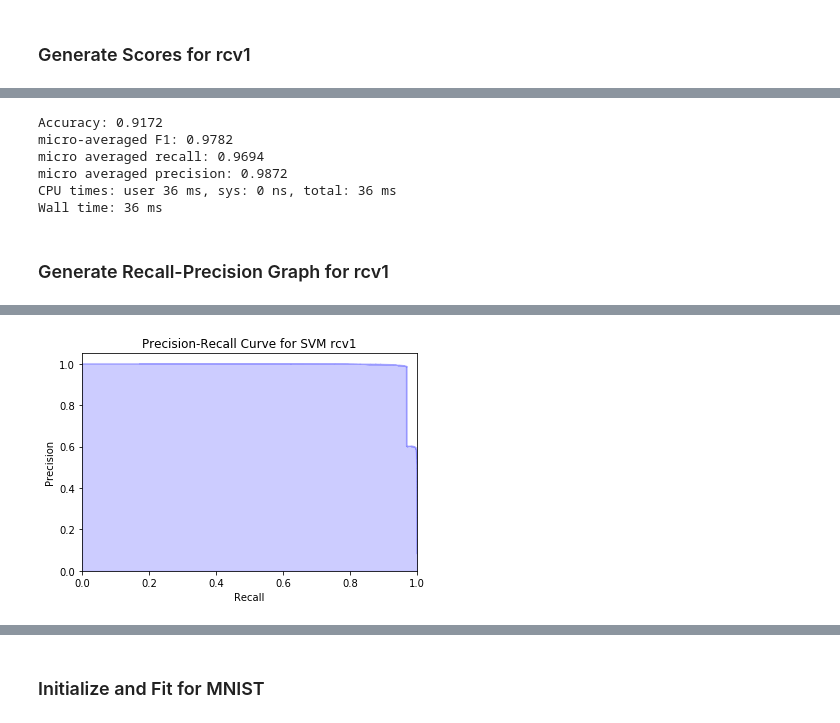
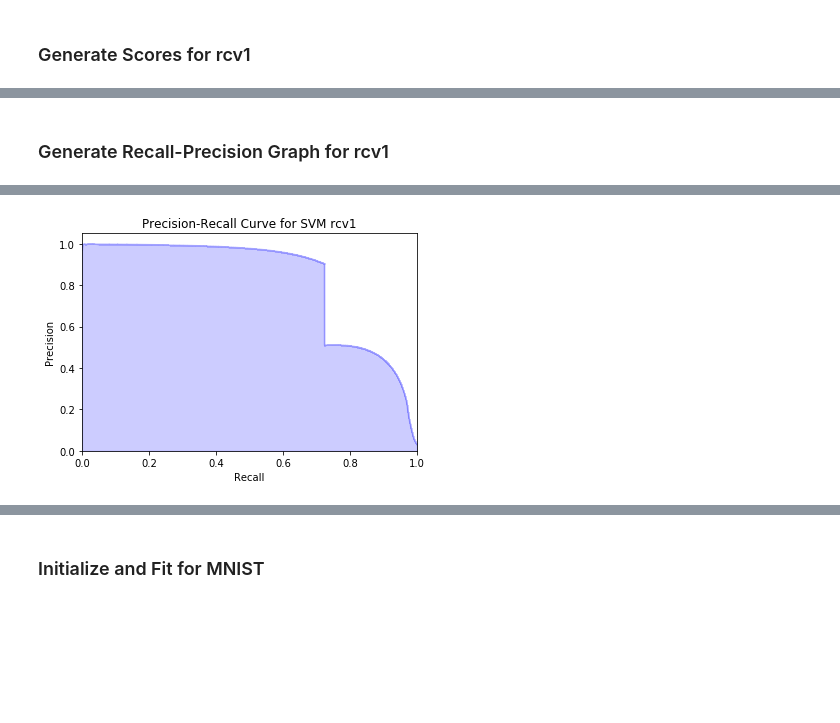
Before and after one commit to ZacCat/Machine-Learning-Notebooks, a Jupyter notebook: classification.ipynb, the cells around one changed output, grey strips where cells are left out. Cells and saved outputs as stored; diff of their text form; code cells hidden in the pictures; blank space fills up the shorter version.

```diff
--- a/classification.ipynb
+++ b/classification.ipynb
@@ -149,6 +108,5 @@ Wall time: 5min 48s
 # %%
-%%time
 from sklearn.datasets import fetch_rcv1
 
-rcv1_train, rcv1_test = (fetch_rcv1(subset='train'), fetch_rcv1(subset='train'))
+%time rcv1_train, rcv1_test = (fetch_rcv1(subset='train'), fetch_rcv1(subset='test'))
 # %% [output]
@@ -844,11 +724,10 @@ Support Vector Machines do not scale well to large datasets because of this addi
 # %% [markdown]
 ### Initialize and Fit for rcv1 <a id='svm_rcv1'></a>
 # %%
-%%time
 from sklearn.svm import LinearSVC
 from sklearn.multiclass import OneVsRestClassifier
 from sklearn.ensemble import BaggingClassifier
 
 clf_SVM_rcv1 = OneVsRestClassifier(BaggingClassifier(LinearSVC()), n_jobs=-1)
-clf_SVM_rcv1.fit(rcv1_train.data, rcv1_train.target)
+%time clf_SVM_rcv1.fit(rcv1_train.data, rcv1_train.target)
 # %% [output]
@@ -865,18 +745,6 @@ Wall time: 47.3 s
-# %%
-%%time
-
-scores_SVM_rcv1 = get_scores(rcv1_test.target, pred_SVM_rcv1, 'micro')
-print_scores(scores_SVM_rcv1, 'micro')
-# %% [output]
-Accuracy: 0.9172
-micro-averaged F1: 0.9782
-micro averaged recall: 0.9694
-micro averaged precision: 0.9872
-CPU times: user 36 ms, sys: 0 ns, total: 36 ms
-Wall time: 36 ms
 # %% [markdown]
 ### Generate Recall-Precision Graph for rcv1
 # %%
 %time confidence_SVM_rcv1 = clf_SVM_rcv1.decision_function(rcv1_test.data)
-%time metrics_SVM_rcv1 = graph_precision_recall(rcv1_test.target, confidence_SVM_rcv1, 'SVM rcv1' )
+metrics_SVM_rcv1 = graph_precision_recall(rcv1_test.target, confidence_SVM_rcv1, 'SVM rcv1' )
 # %% [output]
@@ -885 +753 @@ Wall time: 47.1 s
-[figure, old version]
+[figure, new version]
```
Also changed, not shown: parts of 85 cells of this notebook, 2 other files.
